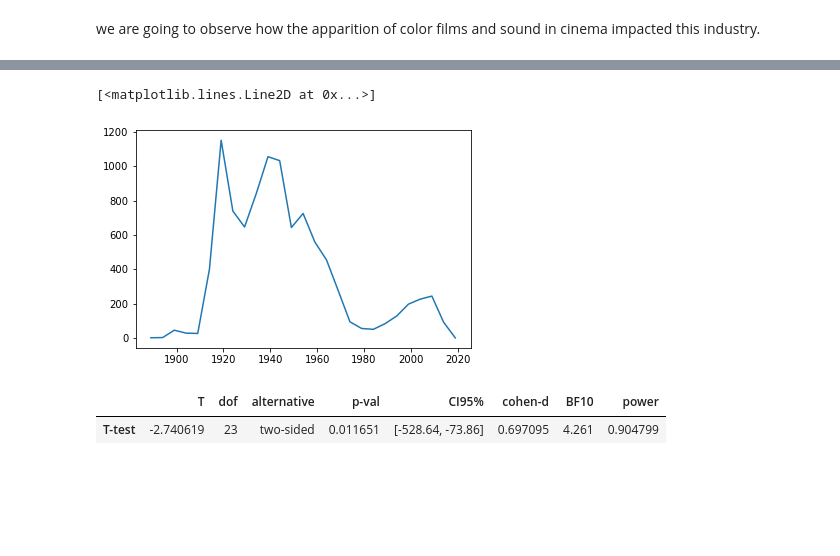
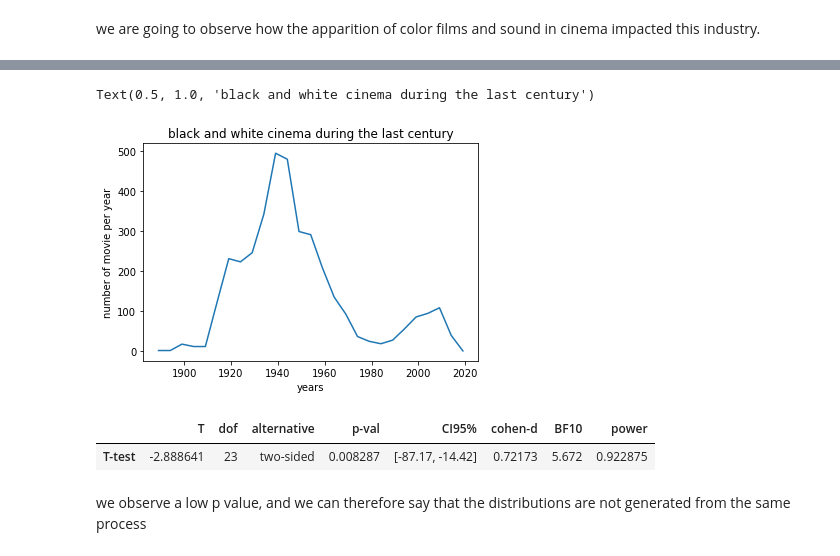
Before and after one commit to epfl-ada/ada-2022-project-abracadabra2022, a Jupyter notebook: Merged_v2.ipynb, the cells around one changed output, grey strips where cells are left out. Saved outputs shown, nothing was run; the diff lists cells and outputs as text; code cells hidden in the pictures; blank space fills up the shorter version.

Commit message:
add title axis etc.

```diff
--- a/Merged_v2.ipynb
+++ b/Merged_v2.ipynb
@@ -480,7 +480,7 @@ Index(['wiki_id', 'freebase_id', 'movie_name', 'release_date', 'duration',
 dummies_genres = pd.get_dummies(metadata["metagenre"].explode()).sum(level=0)
 metadata = metadata.join(dummies_genres)
 # %%
-cols_to_drop = ["movie_name","duration","language","country","genre","metagenre","wiki_id"]
+cols_to_drop = ["movie_name","duration","language","country","genre","metagenre","wiki_id","averageRating"]
 
 genre_per_date = metadata.copy().drop(columns=cols_to_drop).set_index("release_date")
 genre_per_date = genre_per_date.groupby("release_date").sum()
@@ -754,6 +763,9 @@ two_trends(event, 12, "black and white")
 # %%
 plt.plot(genre_per_date.resample("5Y").sum()['black and white'])
+plt.ylabel('number of movie per year')
+plt.xlabel('years')
+plt.title('black and white cinema during the last century')
 # %% [output]
-[<matplotlib.lines.Line2D at 0x...>]
+Text(0.5, 1.0, 'black and white cinema during the last century')
-[figure, old version]
+[figure, new version]
 # %%
@@ -767,7 +779,9 @@ df = genre_per_date[str(y_event-window_y):str(y_event+window_y)].resample(str(wi
 pingouin.ttest( x= df.iloc[:,0], y= df.iloc[:,1],paired=True)
 # %% [output]
 |  | T | dof | alternative | p-val | CI95% | cohen-d | BF10 | power |
-| T-test | -2.740619 | 23 | two-sided | 0.011651 | [-528.64, -73.86] | 0.697095 | 4.261 | 0.904799 |
+| T-test | -2.888641 | 23 | two-sided | 0.008287 | [-87.17, -14.42] | 0.72173 | 5.672 | 0.922875 |
+# %% [markdown]
+we observe a low p value, and we can therefore say that the distributions are not generated from the same process
 # %%
 df.columns = ["Before","After","Drop"]
 df.fillna(0,inplace=True)
```
Also changed, not shown: parts of 37 cells of this notebook.
